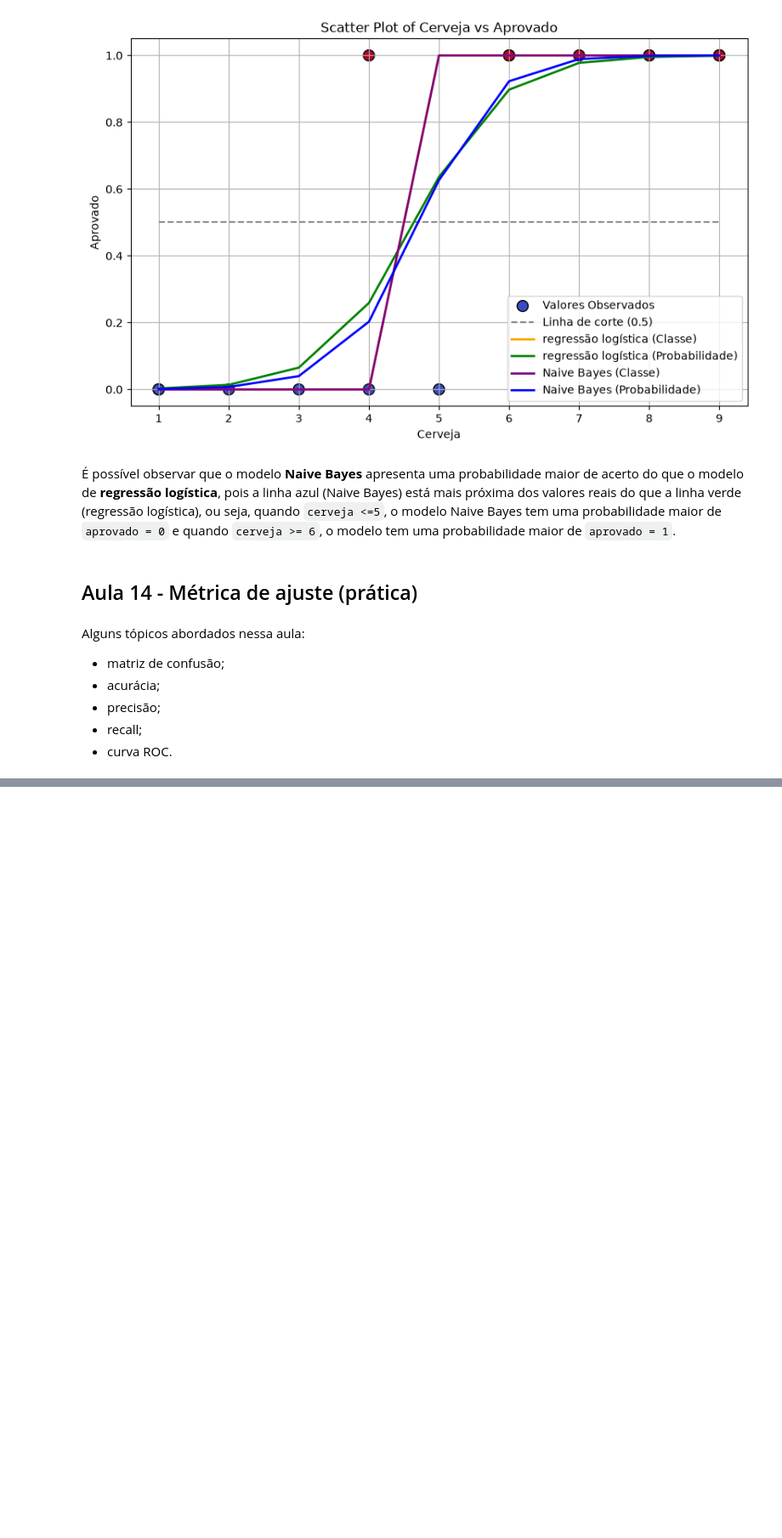
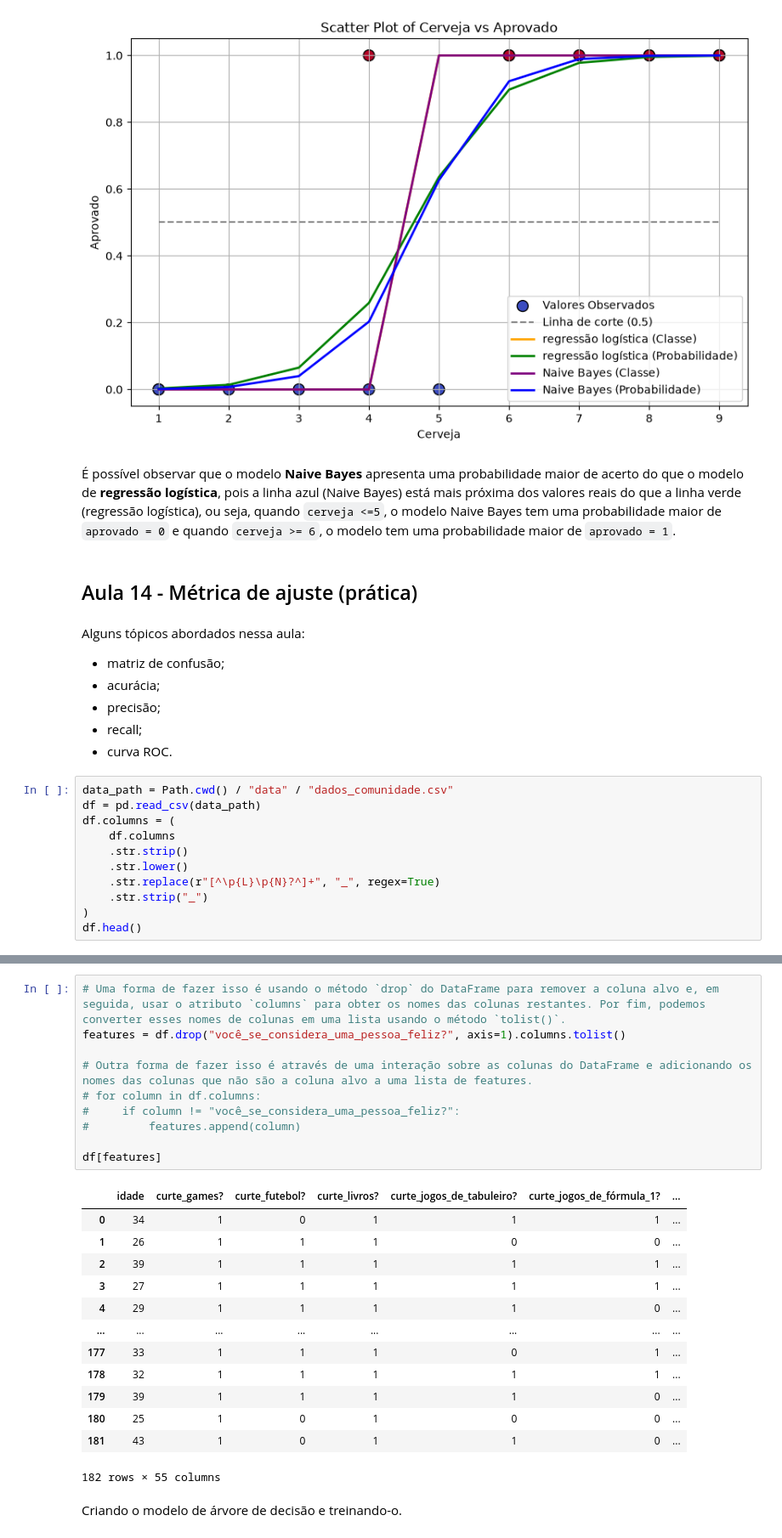
Before and after one commit to Igor-Scalzer010/Data-Science-Notes, a Jupyter notebook: notebooks/curso_youtube_ml/ml_yb.ipynb, the cells around one changed output, grey strips where cells are left out. Shown at 85% size. Drawn from its saved outputs; the diff is of its cells as text; blank space fills up the shorter version.

```diff
--- a/notebooks/curso_youtube_ml/ml_yb.ipynb
+++ b/notebooks/curso_youtube_ml/ml_yb.ipynb
@@ -1147,3 +1147,14 @@ Alguns tópicos abordados nessa aula:
 - precisão;
 - recall;
 - curva ROC.
+# %%
+data_path = Path.cwd() / "data" / "dados_comunidade.csv"
+df = pd.read_csv(data_path)
+df.columns = (
+    df.columns
+    .str.strip()
+    .str.lower()
+    .str.replace(r"[^\p{L}\p{N}?^]+", "_", regex=True)
+    .str.strip("_")
+)
+df.head()
@@ -1149,0 +1264,26 @@ Alguns tópicos abordados nessa aula:
+# %%
+# Uma forma de fazer isso é usando o método `drop` do DataFrame para remover a coluna alvo e, em seguida, usar o atributo `columns` para obter os nomes das colunas restantes. Por fim, podemos converter esses nomes de colunas em uma lista usando o método `tolist()`.
+features = df.drop("você_se_considera_uma_pessoa_feliz?", axis=1).columns.tolist()
+
+# Outra forma de fazer isso é através de uma interação sobre as colunas do DataFrame e adicionando os nomes das colunas que não são a coluna alvo a uma lista de features.
+# for column in df.columns:
+#     if column != "você_se_considera_uma_pessoa_feliz?":
+#         features.append(column)
+
+df[features]
+# %% [output]
+|  | idade | curte_games? | curte_futebol? | curte_livros? | curte_jogos_de_tabuleiro? | curte_jogos_de_fórmula_1? | ... |
+| 0 | 34 | 1 | 0 | 1 | 1 | 1 | ... |
+| 1 | 26 | 1 | 1 | 1 | 0 | 0 | ... |
+| 2 | 39 | 1 | 1 | 1 | 1 | 1 | ... |
+| 3 | 27 | 1 | 1 | 1 | 1 | 1 | ... |
+| 4 | 29 | 1 | 1 | 1 | 1 | 0 | ... |
+| ... | ... | ... | ... | ... | ... | ... | ... |
+| 177 | 33 | 1 | 1 | 1 | 0 | 1 | ... |
+| 178 | 32 | 1 | 1 | 1 | 1 | 1 | ... |
+| 179 | 39 | 1 | 1 | 1 | 1 | 0 | ... |
+| 180 | 25 | 1 | 0 | 1 | 0 | 0 | ... |
+| 181 | 43 | 1 | 0 | 1 | 1 | 0 | ... |
+182 rows × 55 columns
+# %% [markdown]
+Criando o modelo de árvore de decisão e treinando-o.
```
Also changed, not shown: parts of 14 cells of this notebook.
